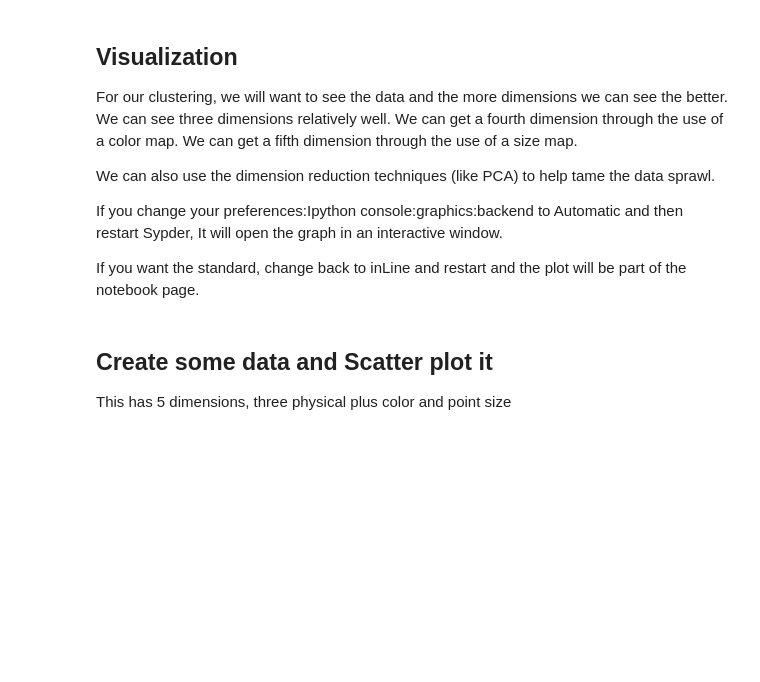
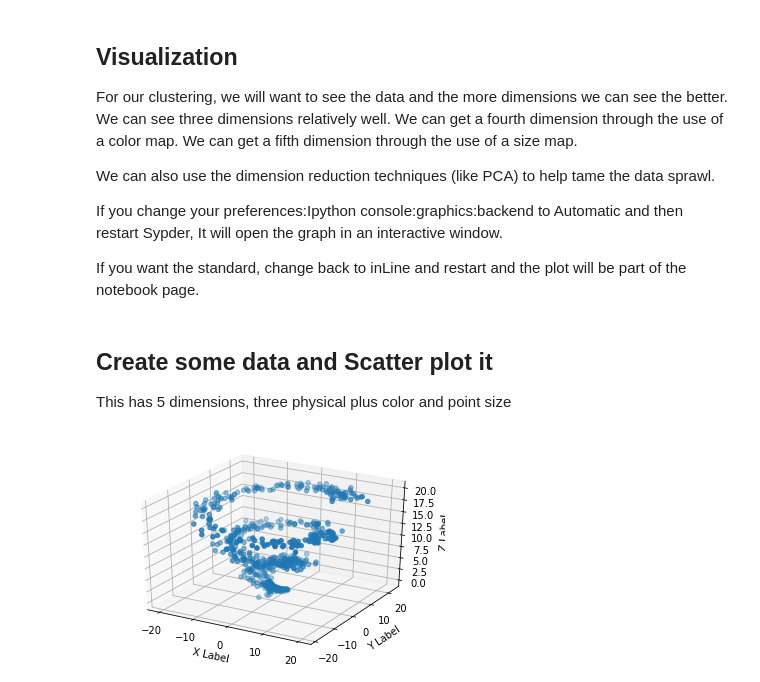
Before and after one commit to nicholascallee/MachineLearningCSIS44566, a Jupyter notebook: assignment8/threeDplot.ipynb, the cells around one changed output. Drawn from its saved outputs; the diff is of its cells as text; code cells hidden in the pictures; blank space fills up the shorter version.

```diff
--- a/assignment8/threeDplot.ipynb
+++ b/assignment8/threeDplot.ipynb
@@ -25,31 +25,33 @@ np.random.seed(19680801)
 n = 600
 
 # min, max, number of values
 rs = np.random.uniform(0, 20, n)
 zs = rs
 
 # mean, standard deviation, number of values
 errors = np.random.normal(0, 2, n)
 
 adjusted_rs = rs+errors
 
 # making a spiral where theta=r and add in some noise to r.
 xs = adjusted_rs*np.sin(rs)
 ys = adjusted_rs*np.cos(rs)
 
 # This will be shown by point size... make the difference big enough to see
 layer = 6*np.floor(adjusted_rs/np.pi)
 
 
 fig = plt.figure()
 
 # HERE IS WHERE WE CREATE THE 3D PLOT
 ax = fig.add_subplot(111, projection='3d')
 
-ax.scatter(xs, ys, zs, c=errors, s=layer)
+ax.scatter(xs, ys, zs)
 
 ax.set_xlabel('X Label')
 ax.set_ylabel('Y Label')
 ax.set_zlabel('Z Label')
 
 plt.show()
+# %% [output]
+[figure, added]
```
Also changed, not shown: 1 other file.
